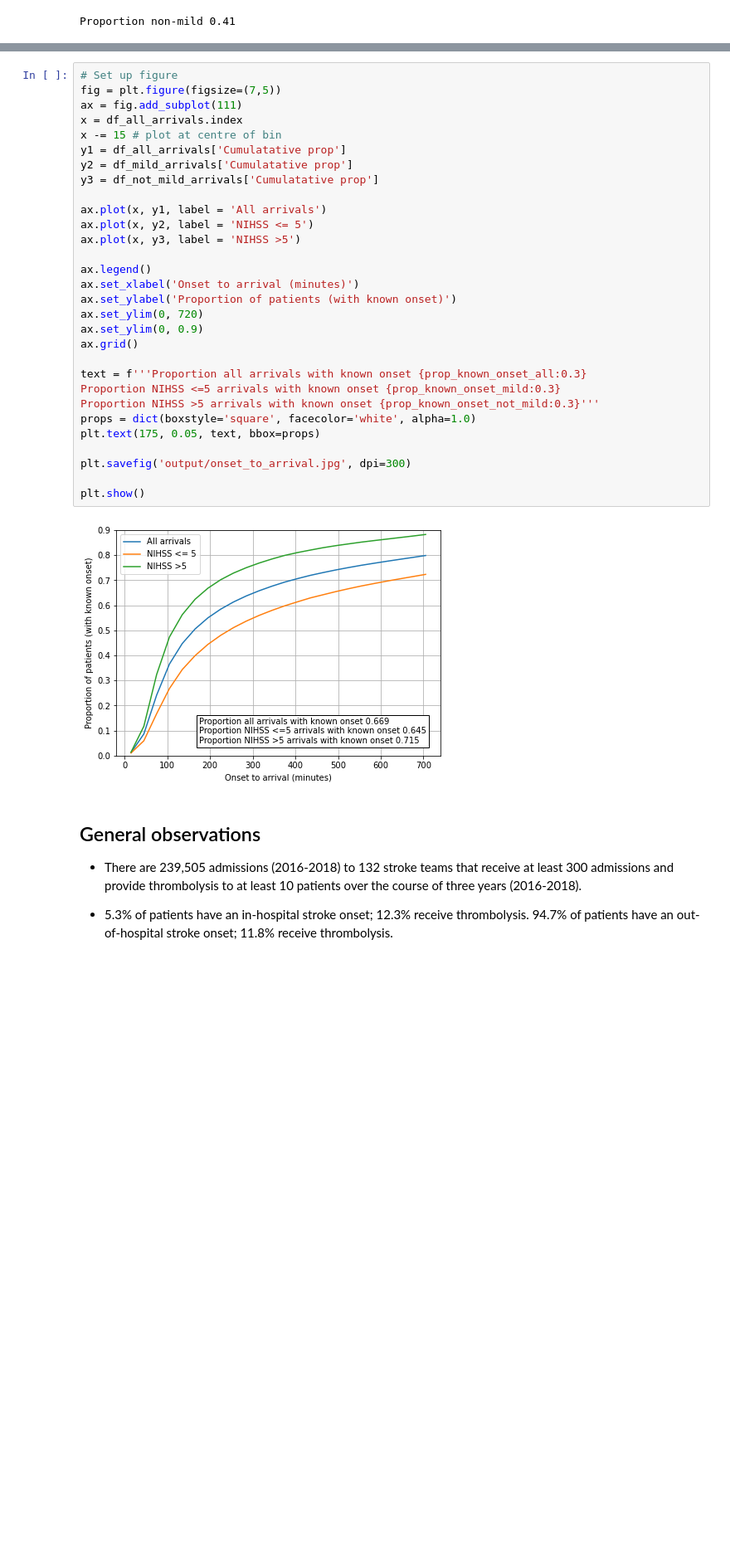
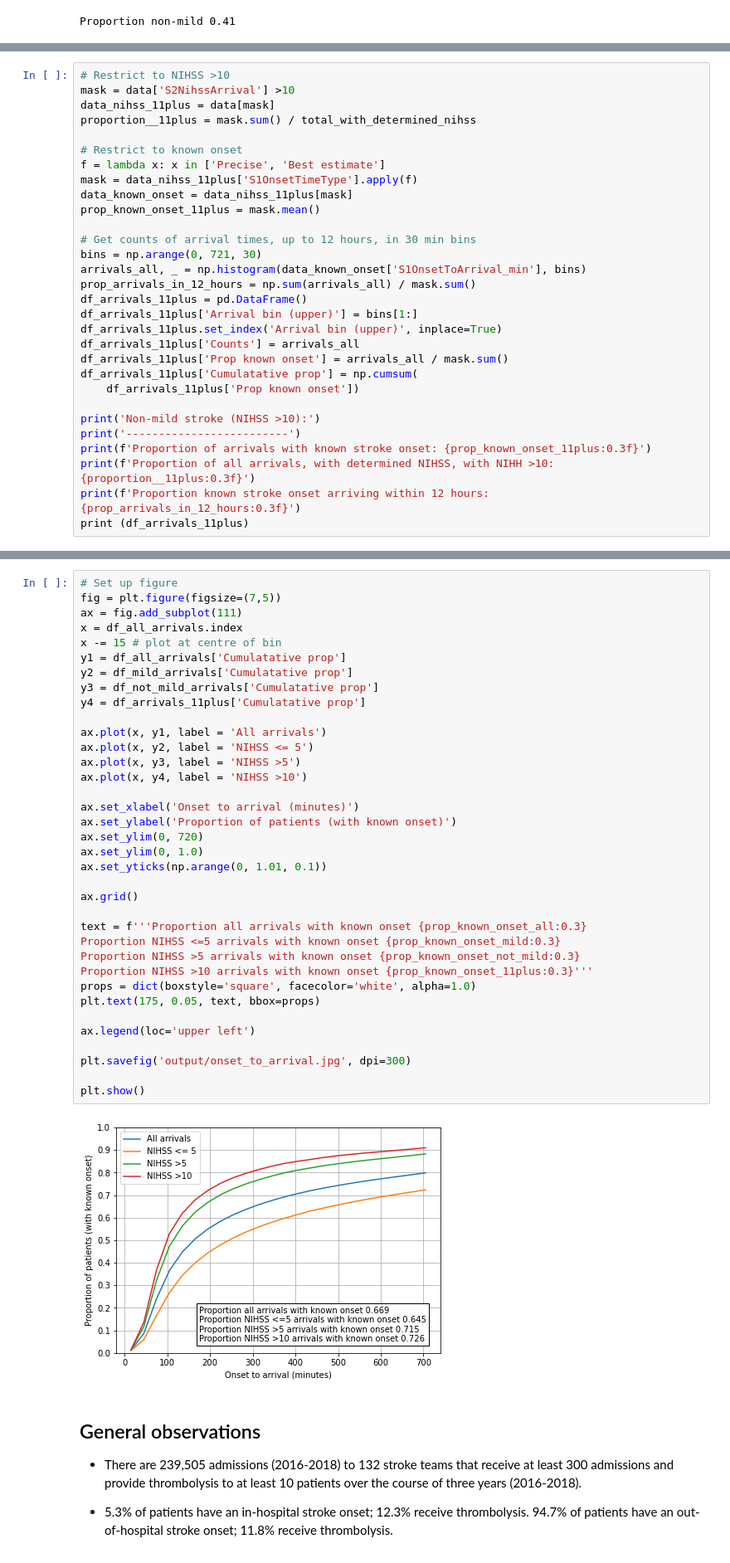
Before and after one commit to samuel-book/samuel-1, a Jupyter notebook: _sources/descriptive_stats/01_descriptive.ipynb, the cells around one changed output, grey strips where cells are left out. Shown at 83% size. Cells and saved outputs as stored; diff of their text form; blank space fills up the shorter version.

```diff
--- a/_sources/descriptive_stats/01_descriptive.ipynb
+++ b/_sources/descriptive_stats/01_descriptive.ipynb
@@ -645,0 +648,30 @@ Arrival bin (upper)
+# %%
+# Restrict to NIHSS >10
+mask = data['S2NihssArrival'] >10
+data_nihss_11plus = data[mask]
+proportion__11plus = mask.sum() / total_with_determined_nihss
+
+# Restrict to known onset
+f = lambda x: x in ['Precise', 'Best estimate']
+mask = data_nihss_11plus['S1OnsetTimeType'].apply(f)
+data_known_onset = data_nihss_11plus[mask]
+prop_known_onset_11plus = mask.mean()
+
+# Get counts of arrival times, up to 12 hours, in 30 min bins
+bins = np.arange(0, 721, 30)
+arrivals_all, _ = np.histogram(data_known_onset['S1OnsetToArrival_min'], bins)
+prop_arrivals_in_12_hours = np.sum(arrivals_all) / mask.sum()
+df_arrivals_11plus = pd.DataFrame()
+df_arrivals_11plus['Arrival bin (upper)'] = bins[1:]
+df_arrivals_11plus.set_index('Arrival bin (upper)', inplace=True)
+df_arrivals_11plus['Counts'] = arrivals_all
+df_arrivals_11plus['Prop known onset'] = arrivals_all / mask.sum()
+df_arrivals_11plus['Cumulatative prop'] = np.cumsum(
+    df_arrivals_11plus['Prop known onset'])
+
+print('Non-mild stroke (NIHSS >10):')
+print('-------------------------')
+print(f'Proportion of arrivals with known stroke onset: {prop_known_onset_11plus:0.3f}')
+print(f'Proportion of all arrivals, with determined NIHSS, with NIHH >10: {proportion__11plus:0.3f}')
+print(f'Proportion known stroke onset arriving within 12 hours: {prop_arrivals_in_12_hours:0.3f}')
+print (df_arrivals_11plus)
@@ -646,35 +696,41 @@ Arrival bin (upper)
 # %%
 # Set up figure
 fig = plt.figure(figsize=(7,5))
 ax = fig.add_subplot(111)
 x = df_all_arrivals.index
 x -= 15 # plot at centre of bin
 y1 = df_all_arrivals['Cumulatative prop']
 y2 = df_mild_arrivals['Cumulatative prop']
 y3 = df_not_mild_arrivals['Cumulatative prop']
+y4 = df_arrivals_11plus['Cumulatative prop']
 
 ax.plot(x, y1, label = 'All arrivals')
 ax.plot(x, y2, label = 'NIHSS <= 5')
 ax.plot(x, y3, label = 'NIHSS >5')
+ax.plot(x, y4, label = 'NIHSS >10')
 
-ax.legend()
 ax.set_xlabel('Onset to arrival (minutes)')
 ax.set_ylabel('Proportion of patients (with known onset)')
 ax.set_ylim(0, 720)
-ax.set_ylim(0, 0.9)
+ax.set_ylim(0, 1.0)
+ax.set_yticks(np.arange(0, 1.01, 0.1))
+
 ax.grid()
 
 text = f'''Proportion all arrivals with known onset {prop_known_onset_all:0.3}
 Proportion NIHSS <=5 arrivals with known onset {prop_known_onset_mild:0.3}
-Proportion NIHSS >5 arrivals with known onset {prop_known_onset_not_mild:0.3}'''
+Proportion NIHSS >5 arrivals with known onset {prop_known_onset_not_mild:0.3}
+Proportion NIHSS >10 arrivals with known onset {prop_known_onset_11plus:0.3}'''
 props = dict(boxstyle='square', facecolor='white', alpha=1.0)
 plt.text(175, 0.05, text, bbox=props)
+
+ax.legend(loc='upper left')
 
 plt.savefig('output/onset_to_arrival.jpg', dpi=300)
 
 plt.show()
 # %% [output]
-[figure, old version]
+[figure, new version]
 # %% [markdown]
 ## General observations
 
```
Also changed, not shown: parts of 4 cells of this notebook, 5 other files.
